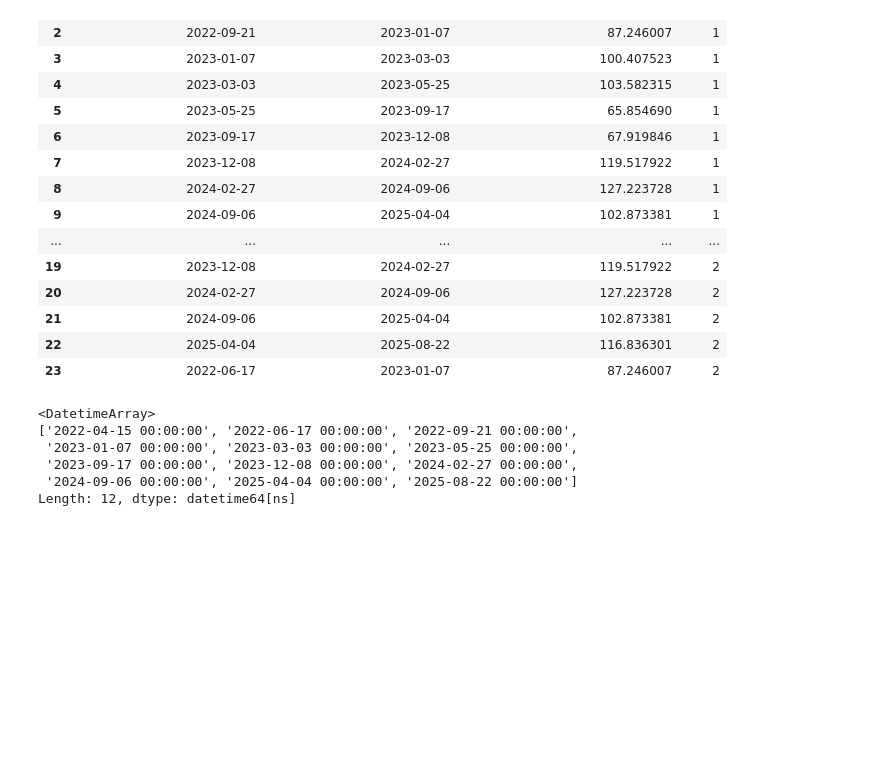
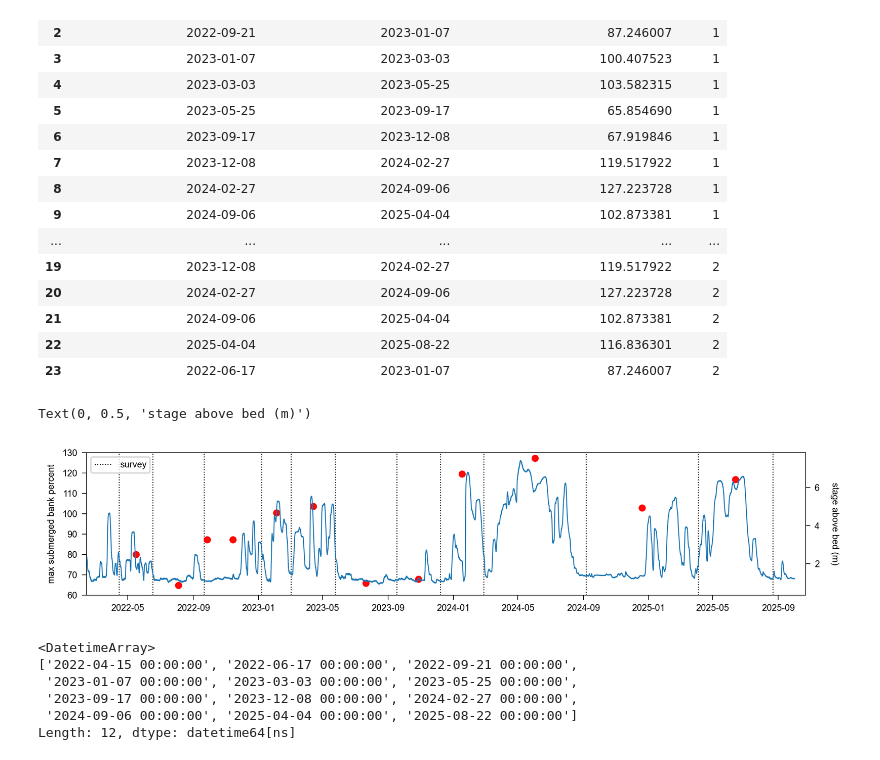
Before and after one commit to marielnelson/local-river-bank-erosion, a Jupyter notebook: 2_calculate-curvature.ipynb, the cells around one changed output. Drawn from its saved outputs; the diff is of its cells as text; code cells hidden in the pictures; blank space fills up the shorter version.

```diff
--- a/2_calculate-curvature.ipynb
+++ b/2_calculate-curvature.ipynb
@@ -319,3 +329,23 @@ flow_pairs
+# %%
+fig, ax = plt.subplots(figsize=(10, 2))
+
+ax.scatter(flow_pairs['midpoint'], flow_pairs['max_submerged_bank_percent'], s=20, c='r', alpha=0.8)
+
+for i, timestamp in enumerate(area_timestamps):
+    label = 'survey' if i == 0 else None
+    ax.axvline(timestamp, color='k', lw=0.75, ls=':', zorder=0, label=label)
+first_xlim = ax.get_xlim()
+ax.set_ylim(60, 130)
+ax1 = ax.twinx()
+ax1.plot(flow['timestamp'], flow['crr_stage_above_bed_m'], lw=0.75)
+ax1.set_xlim(first_xlim)
+ax.legend(loc='upper left')
+
+ax.set_ylabel('max submerged bank percent')
+ax1.set_ylabel('stage above bed (m)', rotation=270, labelpad=15)
+# %% [output]
+Text(0, 0.5, 'stage above bed (m)')
+[figure, added]
 # %%
 before_dates = date_pairs.alphashape_survey_date_1.unique()
 after_dates = date_pairs.alphashape_survey_date_2.unique()
```
Also changed, not shown: parts of 11 cells of this notebook, 1 other file.
